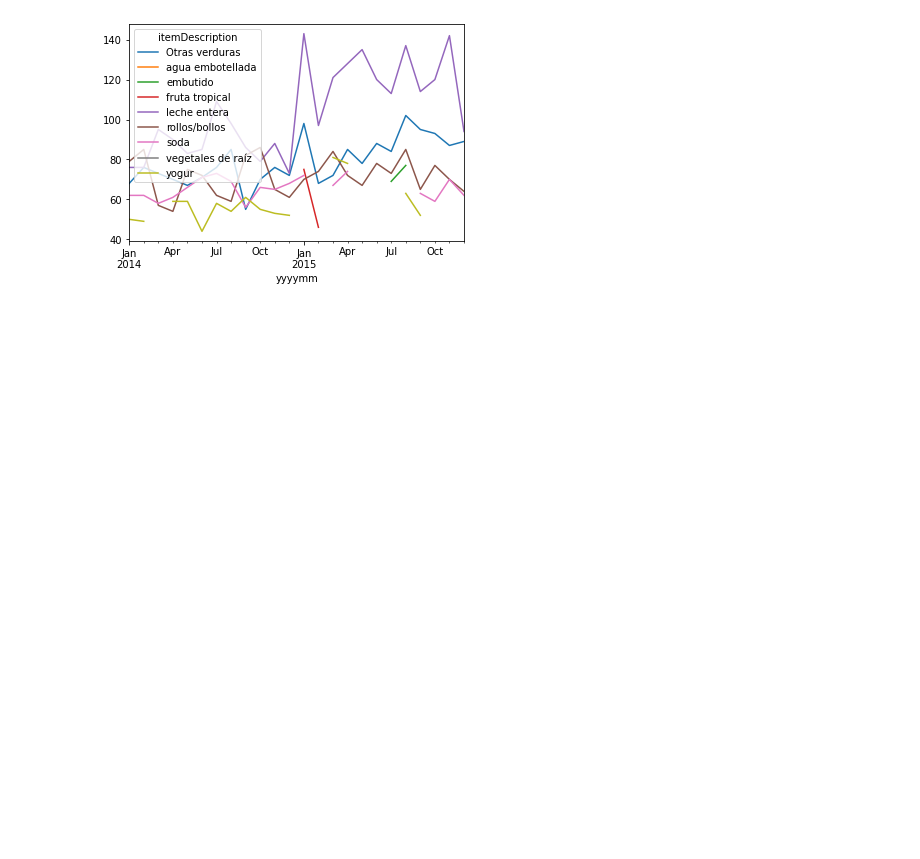
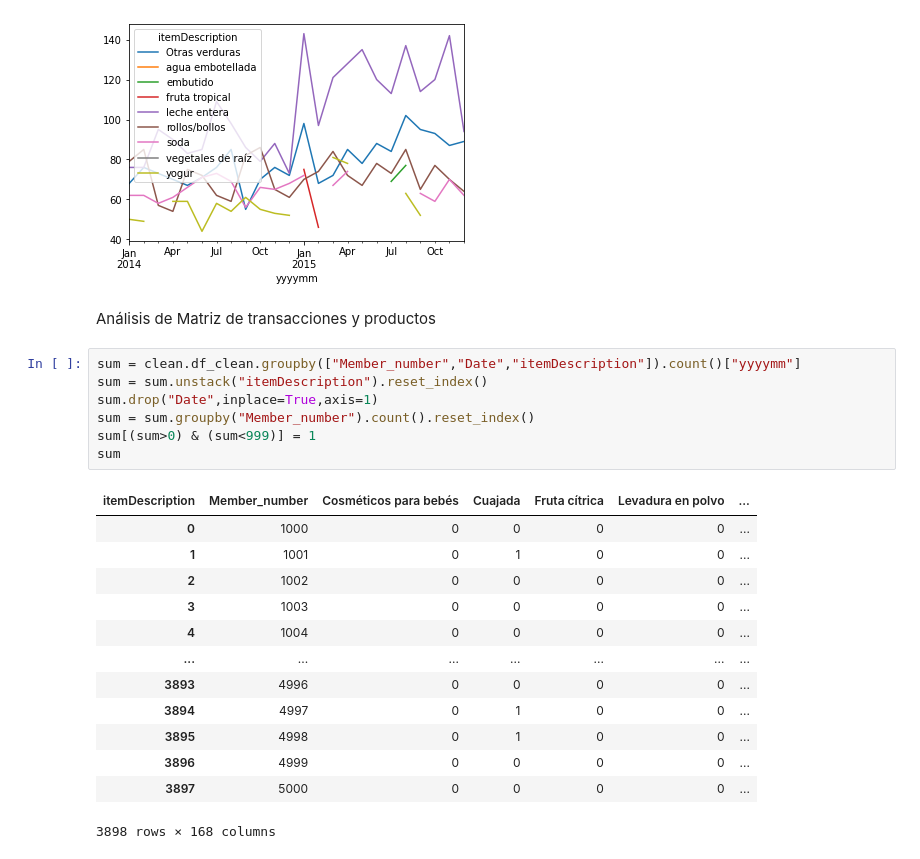
Before and after one commit to MauricioACN/MarketBasketAnalysis, a Jupyter notebook: MarketBasket.ipynb, the cells around one changed output. Cells and saved outputs as stored; diff of their text form; blank space fills up the shorter version.

```diff
--- a/MarketBasket.ipynb
+++ b/MarketBasket.ipynb
@@ -128,3 +134,26 @@ top_5_by_year.pivot(index="yyyymm",columns="itemDescription",values="Member_numb
 # %% [output]
 <matplotlib.axes._subplots.AxesSubplot at 0x...>
 [figure]
+# %% [markdown]
+Análisis de Matriz de transacciones y productos
+# %%
+sum = clean.df_clean.groupby(["Member_number","Date","itemDescription"]).count()["yyyymm"]
+sum = sum.unstack("itemDescription").reset_index()
+sum.drop("Date",inplace=True,axis=1)
+sum = sum.groupby("Member_number").count().reset_index()
+sum[(sum>0) & (sum<999)] = 1
+sum
+# %% [output]
+| itemDescription | Member_number | Cosméticos para bebés | Cuajada | Fruta cítrica | Levadura en polvo | ... |
+| 0 | 1000 | 0 | 0 | 0 | 0 | ... |
+| 1 | 1001 | 0 | 1 | 0 | 0 | ... |
+| 2 | 1002 | 0 | 0 | 0 | 0 | ... |
+| 3 | 1003 | 0 | 0 | 0 | 0 | ... |
+| 4 | 1004 | 0 | 0 | 0 | 0 | ... |
+| ... | ... | ... | ... | ... | ... | ... |
+| 3893 | 4996 | 0 | 0 | 0 | 0 | ... |
+| 3894 | 4997 | 0 | 1 | 0 | 0 | ... |
+| 3895 | 4998 | 0 | 1 | 0 | 0 | ... |
+| 3896 | 4999 | 0 | 0 | 0 | 0 | ... |
+| 3897 | 5000 | 0 | 0 | 0 | 0 | ... |
+3898 rows × 168 columns
```
Also changed, not shown: parts of 19 cells of this notebook.
